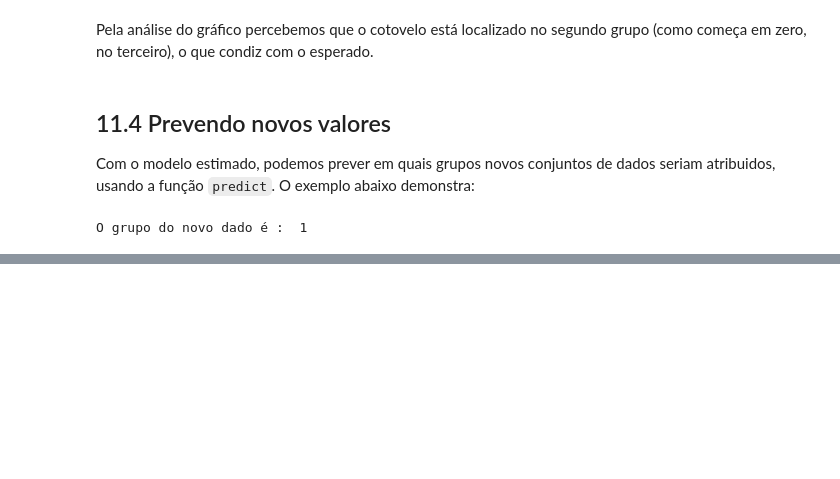
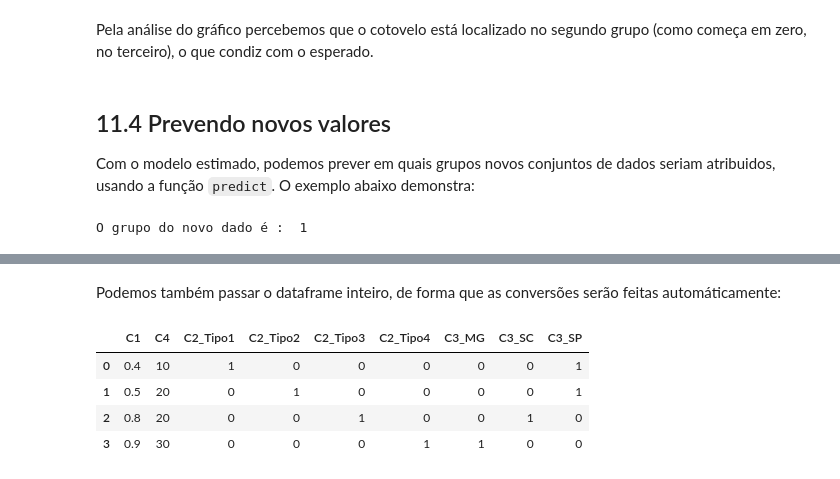
Before and after one commit to alexandrechecoli/alexandrechecoli.github.io, a Jupyter notebook: 2-mindados/AulasNotebook/Aula11 - Agrupamento.ipynb, the cells around one changed output, grey strips where cells are left out. Saved outputs shown, nothing was run; the diff lists cells and outputs as text; code cells hidden in the pictures; blank space fills up the shorter version.

```diff
--- a/2-mindados/AulasNotebook/Aula11 - Agrupamento.ipynb
+++ b/2-mindados/AulasNotebook/Aula11 - Agrupamento.ipynb
@@ -131,0 +137,11 @@ O grupo do novo dado é :  1
+# %%
+C1 = [.4,.5,.8,.9] #Float
+C2 = ["Tipo1","Tipo2","Tipo3","Tipo4"]
+C3 = ["SP","SP","SC","MG"]
+C4 = [10,20,20,30]
+dic = {"C1": C1,
+       "C2": C2,
+       "C3": C3,
+       "C4": C4,}
+df = pd.DataFrame(dic)
+df
@@ -131,0 +164,10 @@ O grupo do novo dado é :  1
+# %% [markdown]
+Podemos também passar o dataframe inteiro, de forma que as conversões serão feitas automáticamente:
+# %%
+pd.get_dummies(df)
+# %% [output]
+|  | C1 | C4 | C2_Tipo1 | C2_Tipo2 | C2_Tipo3 | C2_Tipo4 | C3_MG | C3_SC | C3_SP |
+| 0 | 0.4 | 10 | 1 | 0 | 0 | 0 | 0 | 0 | 1 |
+| 1 | 0.5 | 20 | 0 | 1 | 0 | 0 | 0 | 0 | 1 |
+| 2 | 0.8 | 20 | 0 | 0 | 1 | 0 | 0 | 1 | 0 |
+| 3 | 0.9 | 30 | 0 | 0 | 0 | 1 | 1 | 0 | 0 |
```
Also changed, not shown: parts of 23 cells of this notebook, 3 other files.
